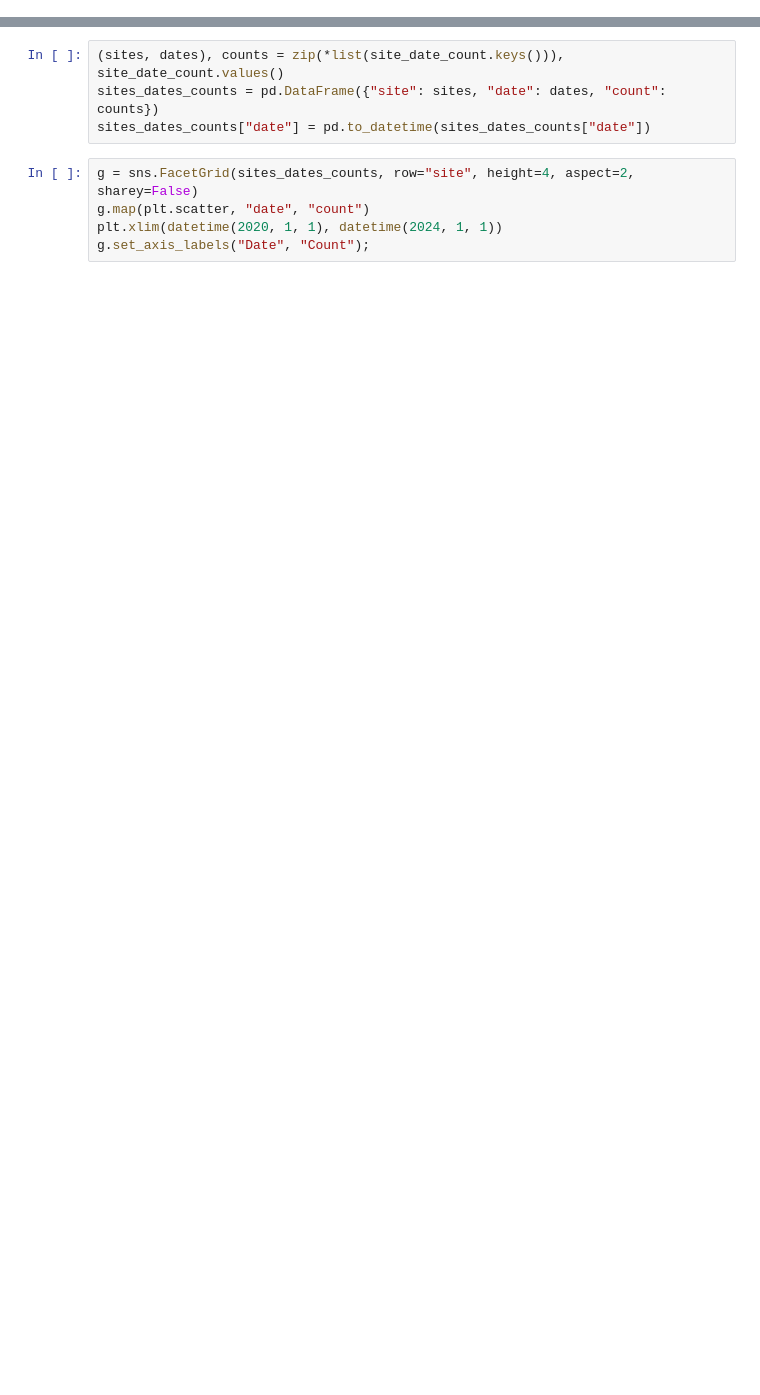
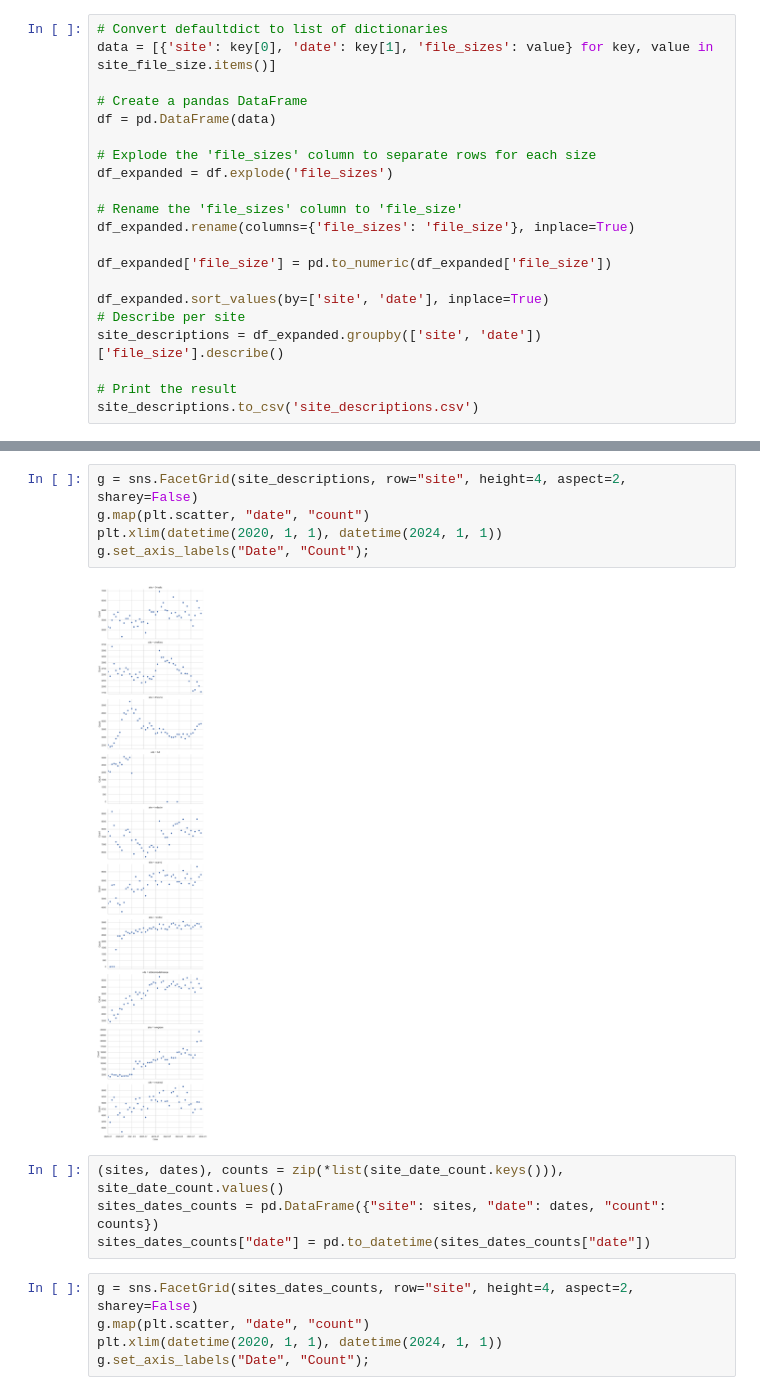
Before and after one commit to laconlab/lacon-engri, a Jupyter notebook: sanity_check.ipynb, the cells around one changed output, grey strips where cells are left out. Saved outputs shown, nothing was run; the diff lists cells and outputs as text; blank space fills up the shorter version.

```diff
--- a/sanity_check.ipynb
+++ b/sanity_check.ipynb
@@ -27,0 +24,21 @@ for file in get_files():
+# %%
+# Convert defaultdict to list of dictionaries
+data = [{'site': key[0], 'date': key[1], 'file_sizes': value} for key, value in site_file_size.items()]
+
+# Create a pandas DataFrame
+df = pd.DataFrame(data)
+
+# Explode the 'file_sizes' column to separate rows for each size
+df_expanded = df.explode('file_sizes')
+
+# Rename the 'file_sizes' column to 'file_size'
+df_expanded.rename(columns={'file_sizes': 'file_size'}, inplace=True)
+
+df_expanded['file_size'] = pd.to_numeric(df_expanded['file_size'])
+
+df_expanded.sort_values(by=['site', 'date'], inplace=True)
+# Describe per site
+site_descriptions = df_expanded.groupby(['site', 'date'])['file_size'].describe()
+
+# Print the result
+site_descriptions.to_csv('site_descriptions.csv')
@@ -28,3 +77,10 @@ for file in get_files():
+# %%
+g = sns.FacetGrid(site_descriptions, row="site", height=4, aspect=2, sharey=False)
+g.map(plt.scatter, "date", "count")
+plt.xlim(datetime(2020, 1, 1), datetime(2024, 1, 1))
+g.set_axis_labels("Date", "Count");
+# %% [output]
+[figure, added]
 # %%
 (sites, dates), counts = zip(*list(site_date_count.keys())), site_date_count.values()
 sites_dates_counts = pd.DataFrame({"site": sites, "date": dates, "count": counts})
```
Also changed, not shown: parts of 14 cells of this notebook, 2 other files.
